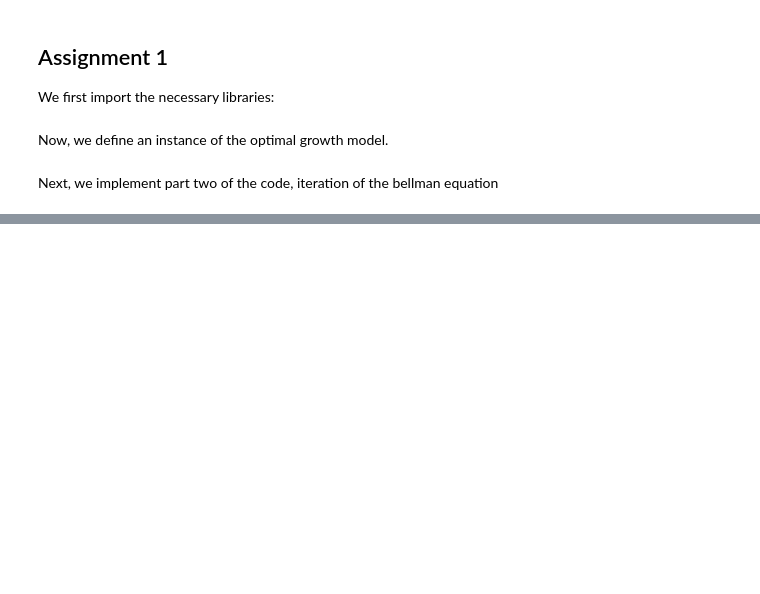
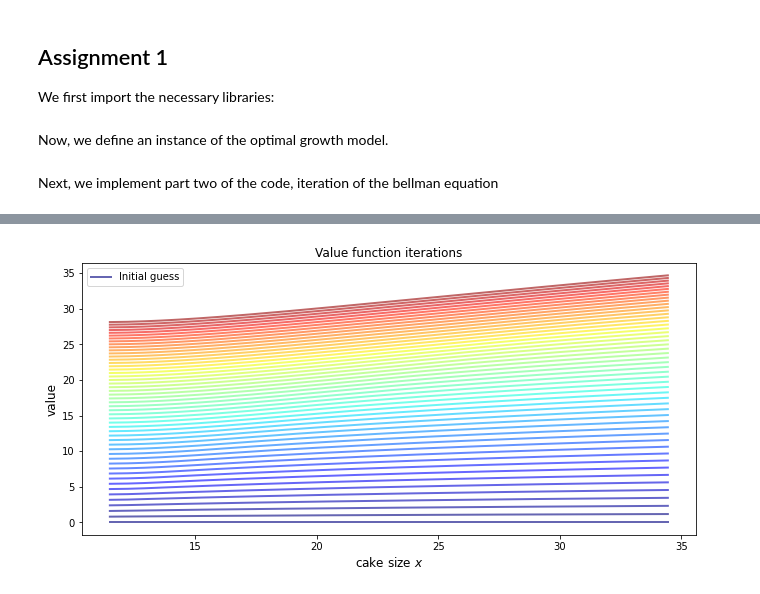
Before and after one commit to basm92/macroeconomics_i, a Jupyter notebook: assignment_1/question1.ipynb, the cells around one changed output, grey strips where cells are left out. Drawn from its saved outputs; the diff is of its cells as text; code cells hidden in the pictures; blank space fills up the shorter version.

```diff
--- a/assignment_1/question1.ipynb
+++ b/assignment_1/question1.ipynb
@@ -104,7 +104,7 @@ class ngm():
         v_initial = np.empty_like(grid)
         return v_initial
 
-    def state_action_value(self, k, k_new, v_array):
+    def state_action_value(self, k_new, k, v_array):
 
         v = lambda x: interp(self.grid, v_array, x)
 
@@ -123,8 +123,8 @@ def T(v, ngm):
     """
     v_new = np.empty_like(v)
 
-    for i, x in enumerate(ngm.grid):
+    for i, k in enumerate(ngm.grid):
         # Maximize RHS of Bellman equation at state x
-        v_new[i] = maximize(ngm.state_action_value, (1-ngm.δ)*x, ngm.f(x) + (1-ngm.δ)*x, (x, v))[1]
+        v_new[i] = maximize(ngm.state_action_value, (1-ngm.δ)*k, ngm.f(k) + (1-ngm.δ)*k, (k, v))[1]
 
     return v_new
@@ -130,0 +151,22 @@ def T(v, ngm):
+# %%
+x_grid = ngm().grid
+v = ngm().v_initial       # Initial guess
+n = 50                 # Number of iterations
+
+fig, ax = plt.subplots()
+
+ax.plot(x_grid, v, color=plt.cm.jet(0),
+        lw=2, alpha=0.6, label='Initial guess')
+
+for i in range(n):
+    v = T(v, ngm())  # Apply the Bellman operator
+    ax.plot(x_grid, v, color=plt.cm.jet(i / n), lw=2, alpha=0.6)
+
+ax.legend()
+ax.set_ylabel('value', fontsize=12)
+ax.set_xlabel('cake size $x$', fontsize=12)
+ax.set_title('Value function iterations')
+
+plt.show()
+# %% [output]
+[figure, added]
```
Also changed, not shown: parts of 1 cell of this notebook.
